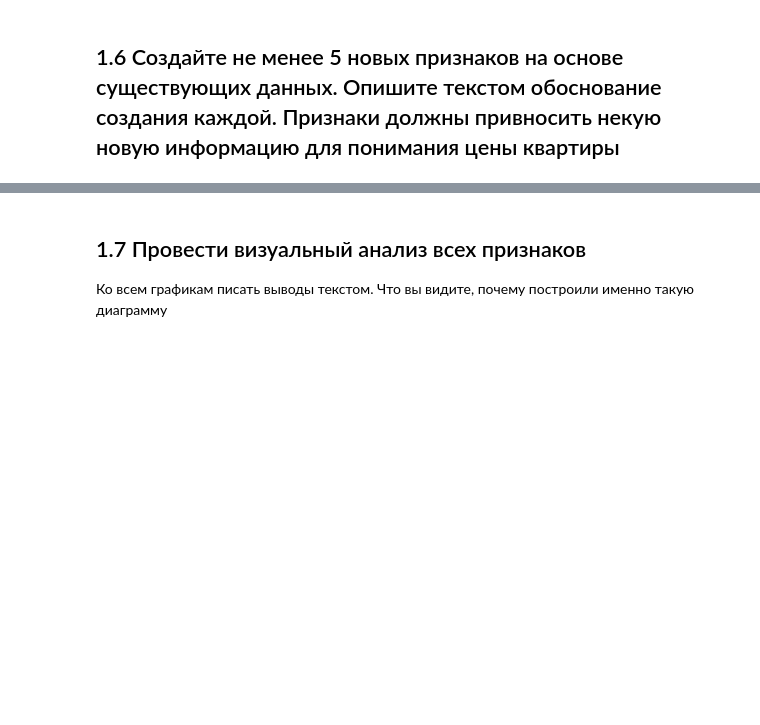
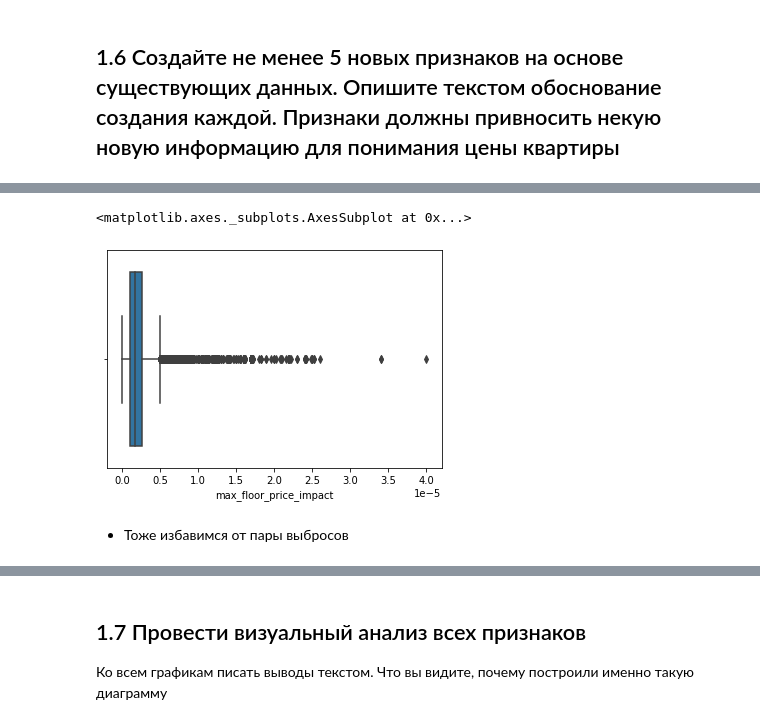
Before and after one commit to modernpacifist/engineering-of-machine-learning-urfu, a Jupyter notebook: python-pro-level/Notebooks/ResultantProject.ipynb, the cells around one changed output, grey strips where cells are left out. Cells and saved outputs as stored; diff of their text form; code cells hidden in the pictures; blank space fills up the shorter version.

```diff
--- a/python-pro-level/Notebooks/ResultantProject.ipynb
+++ b/python-pro-level/Notebooks/ResultantProject.ipynb
@@ -674,0 +776,7 @@ iqr_detection(df)
+# %%
+sns.boxplot(data=df_full, x='max_floor_price_impact')
+# %% [output]
+<matplotlib.axes._subplots.AxesSubplot at 0x...>
+[figure, added]
+# %% [markdown]
+- Тоже избавимся от пары выбросов
```
Also changed, not shown: parts of 65 cells of this notebook.
